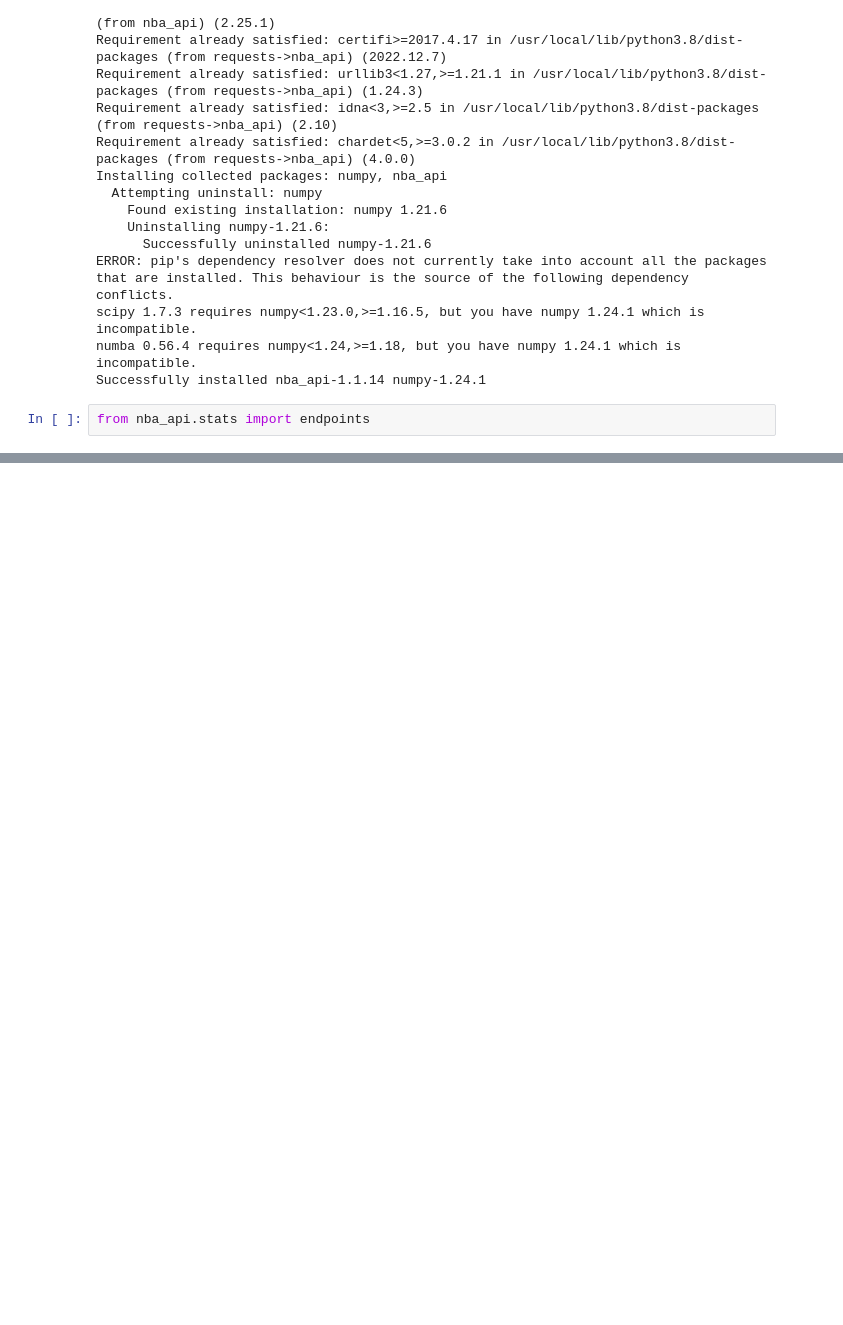
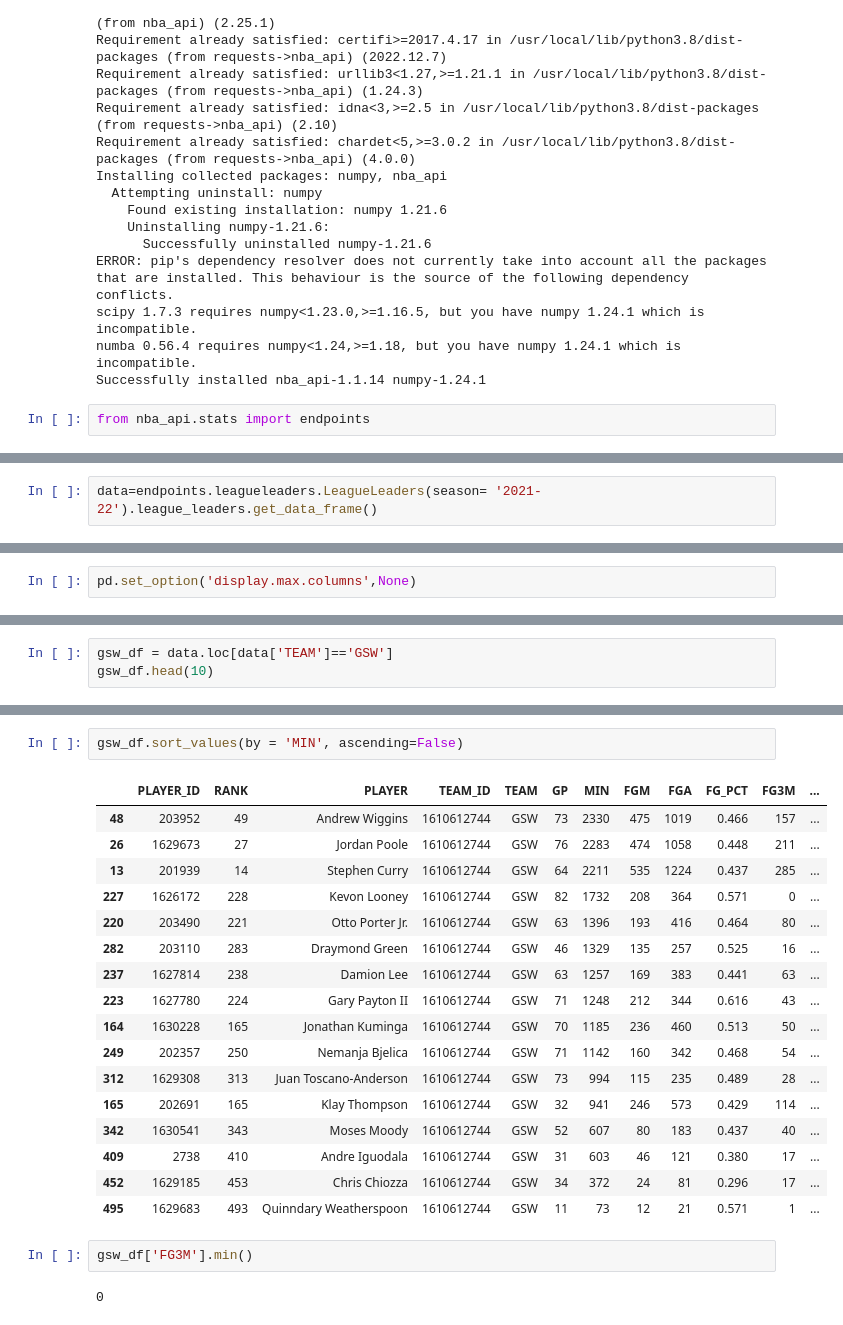
Before and after one commit to michael-young-30/Python_Basketball, a Jupyter notebook: data_munging.ipynb, the cells around one changed output, grey strips where cells are left out. Saved outputs shown, nothing was run; the diff lists cells and outputs as text; blank space fills up the shorter version.

```diff
--- a/data_munging.ipynb
+++ b/data_munging.ipynb
@@ -28,0 +32,2 @@ from nba_api.stats import endpoints
+# %%
+data=endpoints.leagueleaders.LeagueLeaders(season= '2021-22').league_leaders.get_data_frame()
@@ -28,0 +49,2 @@ from nba_api.stats import endpoints
+# %%
+pd.set_option('display.max.columns',None)
@@ -28,0 +110,3 @@ from nba_api.stats import endpoints
+# %%
+gsw_df = data.loc[data['TEAM']=='GSW']
+gsw_df.head(10)
@@ -28,0 +125,24 @@ from nba_api.stats import endpoints
+# %%
+gsw_df.sort_values(by = 'MIN', ascending=False)
+# %% [output]
+|  | PLAYER_ID | RANK | PLAYER | TEAM_ID | TEAM | GP | MIN | FGM | FGA | FG_PCT | FG3M | ... |
+| 48 | 203952 | 49 | Andrew Wiggins | 1610612744 | GSW | 73 | 2330 | 475 | 1019 | 0.466 | 157 | ... |
+| 26 | 1629673 | 27 | Jordan Poole | 1610612744 | GSW | 76 | 2283 | 474 | 1058 | 0.448 | 211 | ... |
+| 13 | 201939 | 14 | Stephen Curry | 1610612744 | GSW | 64 | 2211 | 535 | 1224 | 0.437 | 285 | ... |
+| 227 | 1626172 | 228 | Kevon Looney | 1610612744 | GSW | 82 | 1732 | 208 | 364 | 0.571 | 0 | ... |
+| 220 | 203490 | 221 | Otto Porter Jr. | 1610612744 | GSW | 63 | 1396 | 193 | 416 | 0.464 | 80 | ... |
+| 282 | 203110 | 283 | Draymond Green | 1610612744 | GSW | 46 | 1329 | 135 | 257 | 0.525 | 16 | ... |
+| 237 | 1627814 | 238 | Damion Lee | 1610612744 | GSW | 63 | 1257 | 169 | 383 | 0.441 | 63 | ... |
+| 223 | 1627780 | 224 | Gary Payton II | 1610612744 | GSW | 71 | 1248 | 212 | 344 | 0.616 | 43 | ... |
+| 164 | 1630228 | 165 | Jonathan Kuminga | 1610612744 | GSW | 70 | 1185 | 236 | 460 | 0.513 | 50 | ... |
+| 249 | 202357 | 250 | Nemanja Bjelica | 1610612744 | GSW | 71 | 1142 | 160 | 342 | 0.468 | 54 | ... |
+| 312 | 1629308 | 313 | Juan Toscano-Anderson | 1610612744 | GSW | 73 | 994 | 115 | 235 | 0.489 | 28 | ... |
+| 165 | 202691 | 165 | Klay Thompson | 1610612744 | GSW | 32 | 941 | 246 | 573 | 0.429 | 114 | ... |
+| 342 | 1630541 | 343 | Moses Moody | 1610612744 | GSW | 52 | 607 | 80 | 183 | 0.437 | 40 | ... |
+| 409 | 2738 | 410 | Andre Iguodala | 1610612744 | GSW | 31 | 603 | 46 | 121 | 0.380 | 17 | ... |
+| 452 | 1629185 | 453 | Chris Chiozza | 1610612744 | GSW | 34 | 372 | 24 | 81 | 0.296 | 17 | ... |
+| 495 | 1629683 | 493 | Quinndary Weatherspoon | 1610612744 | GSW | 11 | 73 | 12 | 21 | 0.571 | 1 | ... |
+# %%
+gsw_df['FG3M'].min()
+# %% [output]
+0
```
Also changed, not shown: parts of 15 cells of this notebook.
